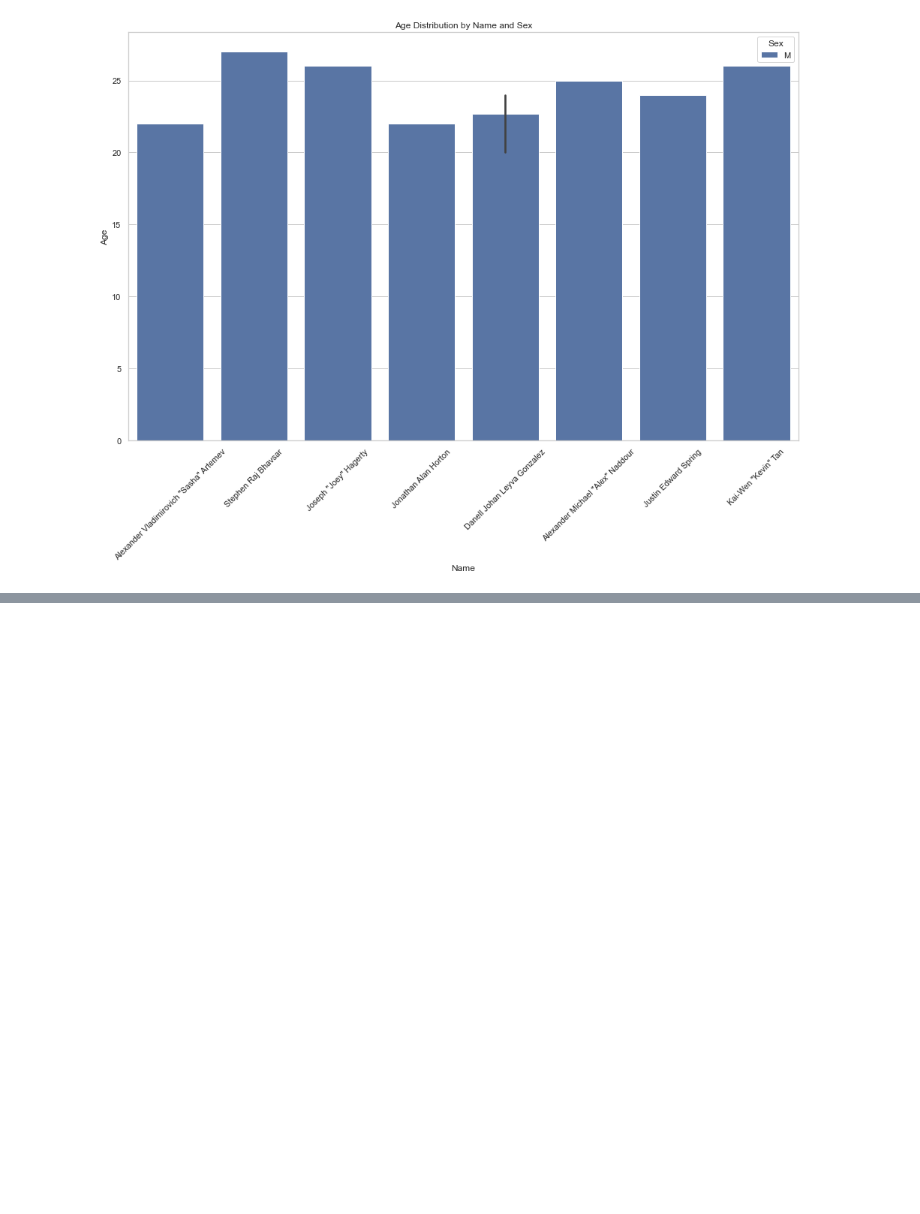
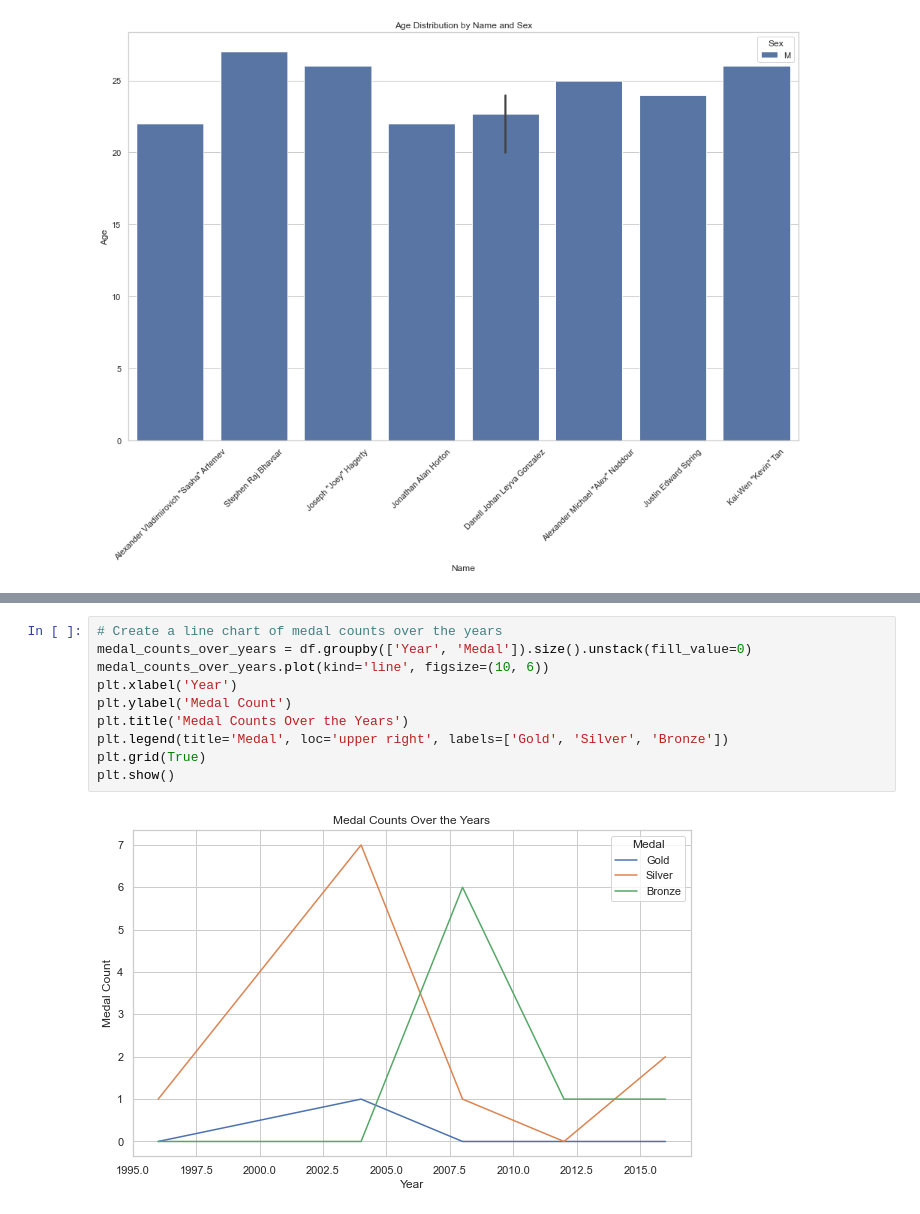
Before and after one commit to RyanJTalbot/MSDS, a Jupyter notebook: Core/Data Mining Foundations/Data Mining Project/Project/competition_gym2023/kaggle-data/kaggle_men.ipynb, the cells around one changed output, grey strips where cells are left out. Saved outputs shown, nothing was run; the diff lists cells and outputs as text; blank space fills up the shorter version.

```diff
--- a/Core/Data Mining Foundations/Data Mining Project/Project/competition_gym2023/kaggle-data/kaggle_men.ipynb
+++ b/Core/Data Mining Foundations/Data Mining Project/Project/competition_gym2023/kaggle-data/kaggle_men.ipynb
@@ -332,0 +594,12 @@ plt.show()
+# %%
+# Create a line chart of medal counts over the years
+medal_counts_over_years = df.groupby(['Year', 'Medal']).size().unstack(fill_value=0)
+medal_counts_over_years.plot(kind='line', figsize=(10, 6))
+plt.xlabel('Year')
+plt.ylabel('Medal Count')
+plt.title('Medal Counts Over the Years')
+plt.legend(title='Medal', loc='upper right', labels=['Gold', 'Silver', 'Bronze'])
+plt.grid(True)
+plt.show()
+# %% [output]
+[figure, added]
```
Also changed, not shown: parts of 35 cells of this notebook, 34 other files.
